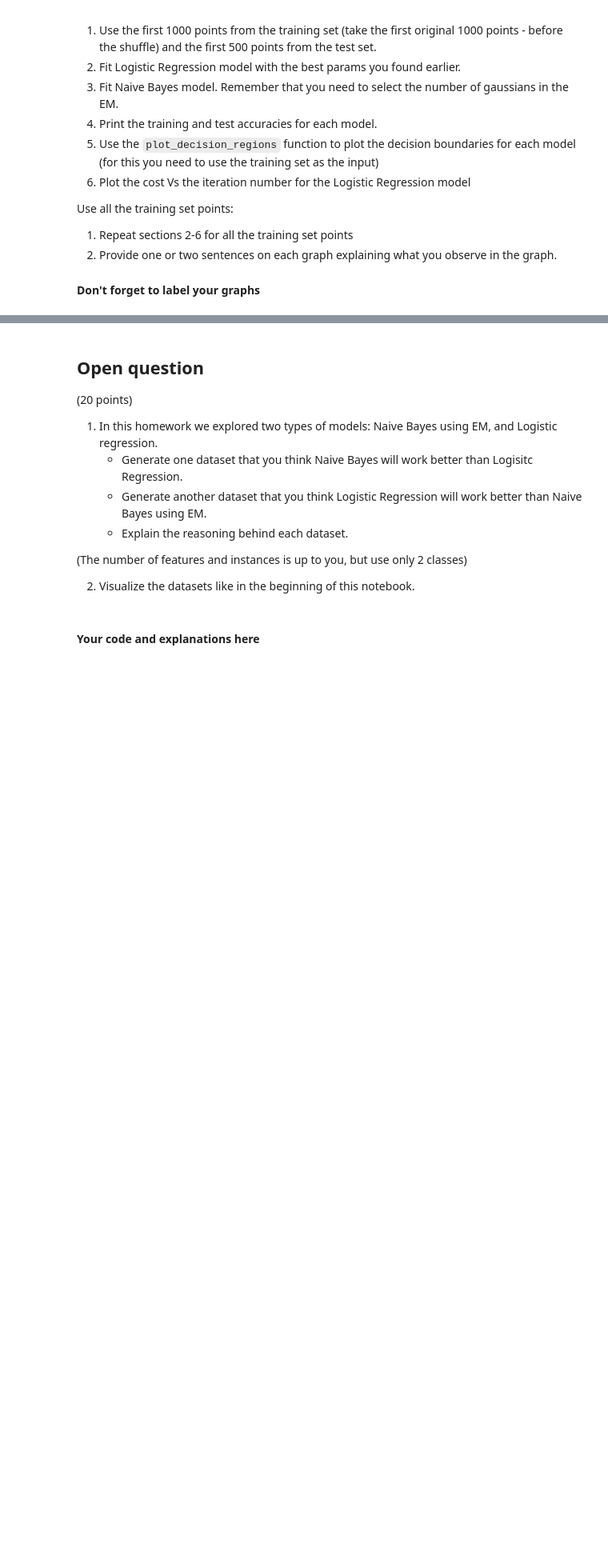
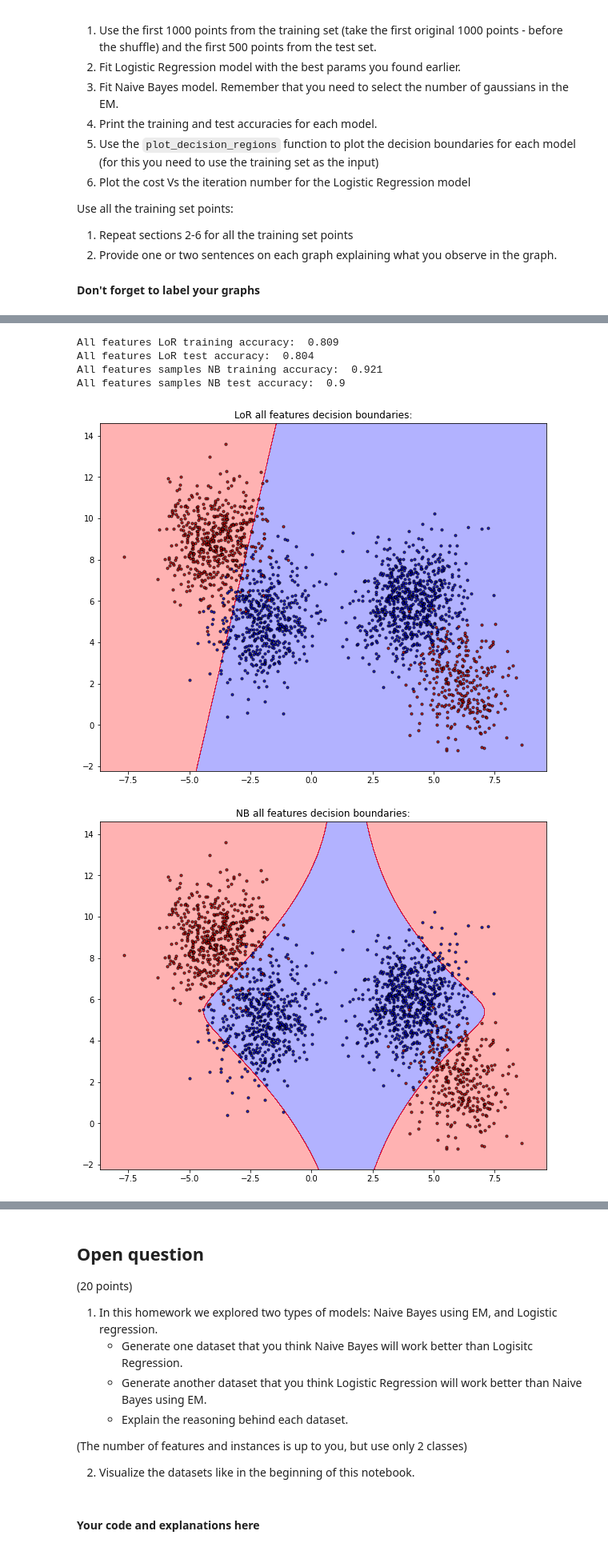
Before and after one commit to Feithlicher/Machine-Learning-HW-2, a Jupyter notebook: hw4/HW4.ipynb, the cells around one changed output, grey strips where cells are left out. Shown: that part at 80% size. Saved outputs shown, nothing was run; the diff lists cells and outputs as text; code cells hidden in the pictures; blank space fills up the shorter version.

```diff
--- a/hw4/HW4.ipynb
+++ b/hw4/HW4.ipynb
@@ -521,0 +592,72 @@ first1000_LoR.fit(first1000_X_trainig, first1000_y_training)
+# %%
+# LoR model eval - all features
+all_LoR = LogisticRegressionGD(theta_shape=3)
+all_LoR.fit(X_training, y_training)
+
+# Compute Lor training Accuracy - all features
+all_LoR_pred_training = all_LoR.predict(X_training)
+all_LoR_training_accuracy = 0
+diff_vec_train = y_training - all_LoR_pred_training
+for diff in diff_vec_train:
+    if diff == 0:
+        all_LoR_training_accuracy += 1
+all_Lor_training_accuracy = all_LoR_training_accuracy / X_training.shape[0]
+print("All features LoR training accuracy: ", all_Lor_training_accuracy)
+
+# Compute Lor test Accuracy - all features
+all_LoR_pred_test = all_LoR.predict(X_test)
+all_LoR_test_accuracy = 0
+diff_vec_test = y_test - all_LoR_pred_test
+for diff in diff_vec_test:
+    if diff == 0:
+        all_LoR_test_accuracy += 1
+all_LoR_test_accuracy = all_LoR_test_accuracy / X_test.shape[0]
+print("All features LoR test accuracy: ", all_LoR_test_accuracy)
+
+
+# NB model eval - all features
+all_nbg = NaiveBayesGaussian(k=2)
+all_nbg.fit(X_training, y_training)
+
+pred_vec = all_nbg.predict(X_training)
+diff_vec = y_training - pred_vec
+diff_count = 0
+for diff in diff_vec:
+    if diff == 0:
+        diff_count += 1
+all_NB_trainig_accuracy = diff_count / X_training.shape[0]
+print("All features samples NB training accuracy: ", all_NB_trainig_accuracy)
+
+pred_vec = all_nbg.predict(X_test)
+diff_vec = y_test - pred_vec
+diff_count = 0
+for diff in diff_vec:
+    if diff == 0:
+        diff_count += 1
+all_NB_test_accuracy = diff_count / X_test.shape[0]
+print("All features samples NB test accuracy: ", all_NB_test_accuracy)
+
+
+# Decision Regions
+plt.title("LoR all features decision boundaries:")
+plot_decision_regions(X_training, y_training, all_LoR, resolution=0.01)
+plt.show()
+
+plt.title("NB all features decision boundaries:")
+plot_decision_regions(X_training, y_training, all_nbg, resolution=0.01)
+plt.show()
+
+
+# Cost Vs the iteration number LoR - all features
+plt.plot(np.arange(len(all_LoR.cost_list)), all_LoR.cost_list)
+plt.xlabel('Iterations')
+plt.ylabel('Cost')
+plt.title('Cost as a function of iterations - all features')
+plt.show()
+# %% [output]
+All features LoR training accuracy:  0.809
+All features LoR test accuracy:  0.804
+All features samples NB training accuracy:  0.921
+All features samples NB test accuracy:  0.9
+[figure, added]
+[figure, added]
```
Also changed, not shown: parts of 6 cells of this notebook, 2 other files.
